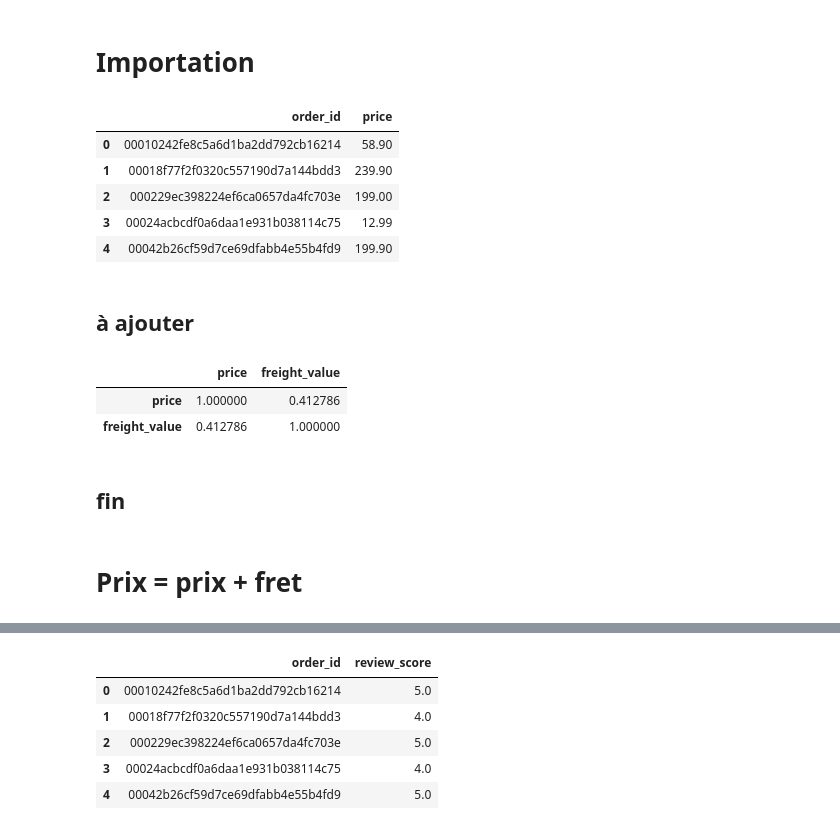
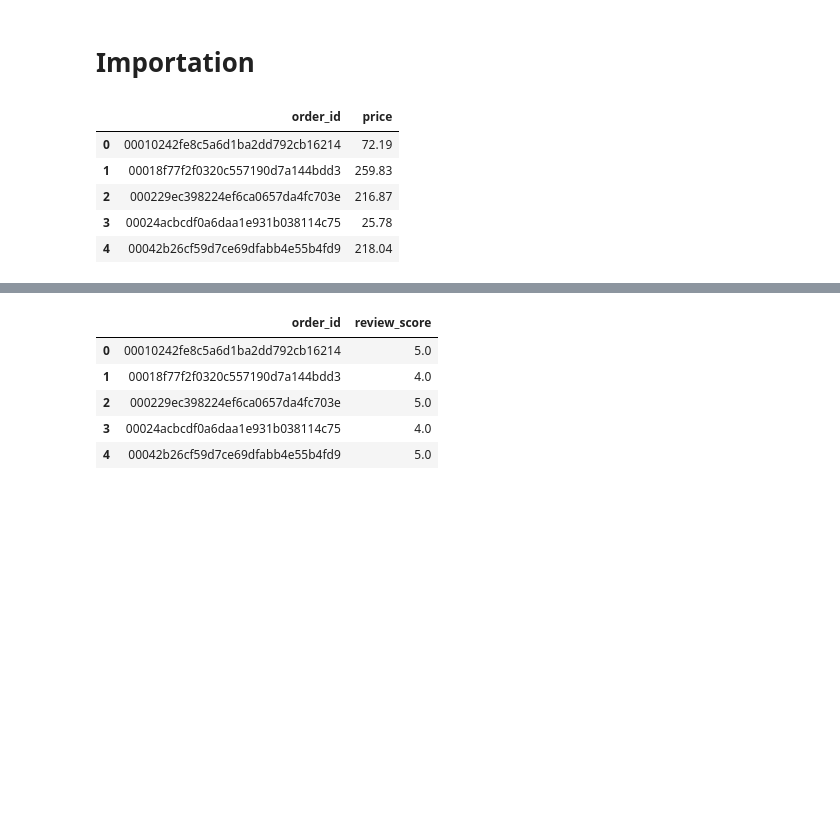
Before and after one commit to ArhurK/P5-Segmentez-les-clients-d-un-e-commerce, a Jupyter notebook: ARI.ipynb, the cells around one changed output, grey strips where cells are left out. Saved outputs shown, nothing was run; the diff lists cells and outputs as text; code cells hidden in the pictures; blank space fills up the shorter version.

```diff
--- a/ARI.ipynb
+++ b/ARI.ipynb
@@ -36,24 +36,17 @@ data =   {key : pd.read_csv(path) for key,path in zip(data_name_list, dataset_li
 # %%
+# Prix + fais de livraison
+data['order_items']['price'] = data['order_items']['price'] + data['order_items']['freight_value']
+
+# Agrégation : Somme des prix par order_id
 order = data['order_items'].groupby('order_id')['price'].sum().to_frame().reset_index()
 order.head()
 # %% [output]
 |  | order_id | price |
-| 0 | 00010242fe8c5a6d1ba2dd792cb16214 | 58.90 |
-| 1 | 00018f77f2f0320c557190d7a144bdd3 | 239.90 |
-| 2 | 000229ec398224ef6ca0657da4fc703e | 199.00 |
-| 3 | 00024acbcdf0a6daa1e931b038114c75 | 12.99 |
-| 4 | 00042b26cf59d7ce69dfabb4e55b4fd9 | 199.90 |
+| 0 | 00010242fe8c5a6d1ba2dd792cb16214 | 72.19 |
+| 1 | 00018f77f2f0320c557190d7a144bdd3 | 259.83 |
+| 2 | 000229ec398224ef6ca0657da4fc703e | 216.87 |
+| 3 | 00024acbcdf0a6daa1e931b038114c75 | 25.78 |
+| 4 | 00042b26cf59d7ce69dfabb4e55b4fd9 | 218.04 |
-# %% [markdown]
-## à ajouter
-# %%
-tmp = data['order_items'].groupby('order_id')[['price','freight_value']].sum().reset_index()
-tmp.corr()
-# %% [output]
-|  | price | freight_value |
-| price | 1.000000 | 0.412786 |
-| freight_value | 0.412786 | 1.000000 |
-# %% [markdown]
-## fin
 # %%
 order_2 = order.merge(
     data['orders'], on ='order_id', how='left')[
@@ -62,5 +55,3 @@ order_2 = order.merge(
      'customer_id',
      'order_delivered_customer_date',
        ]]
-# %% [markdown]
-# Prix = prix + fret
```
Also changed, not shown: parts of 38 cells of this notebook.
